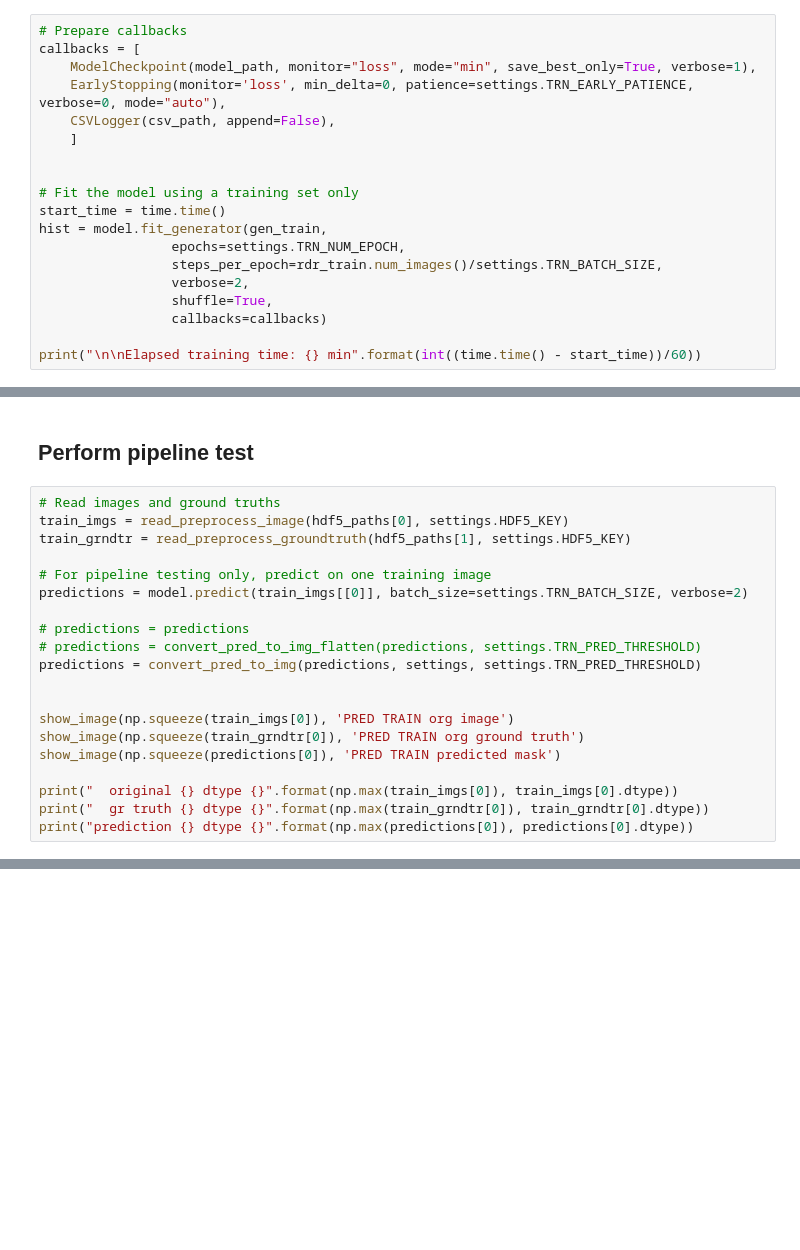
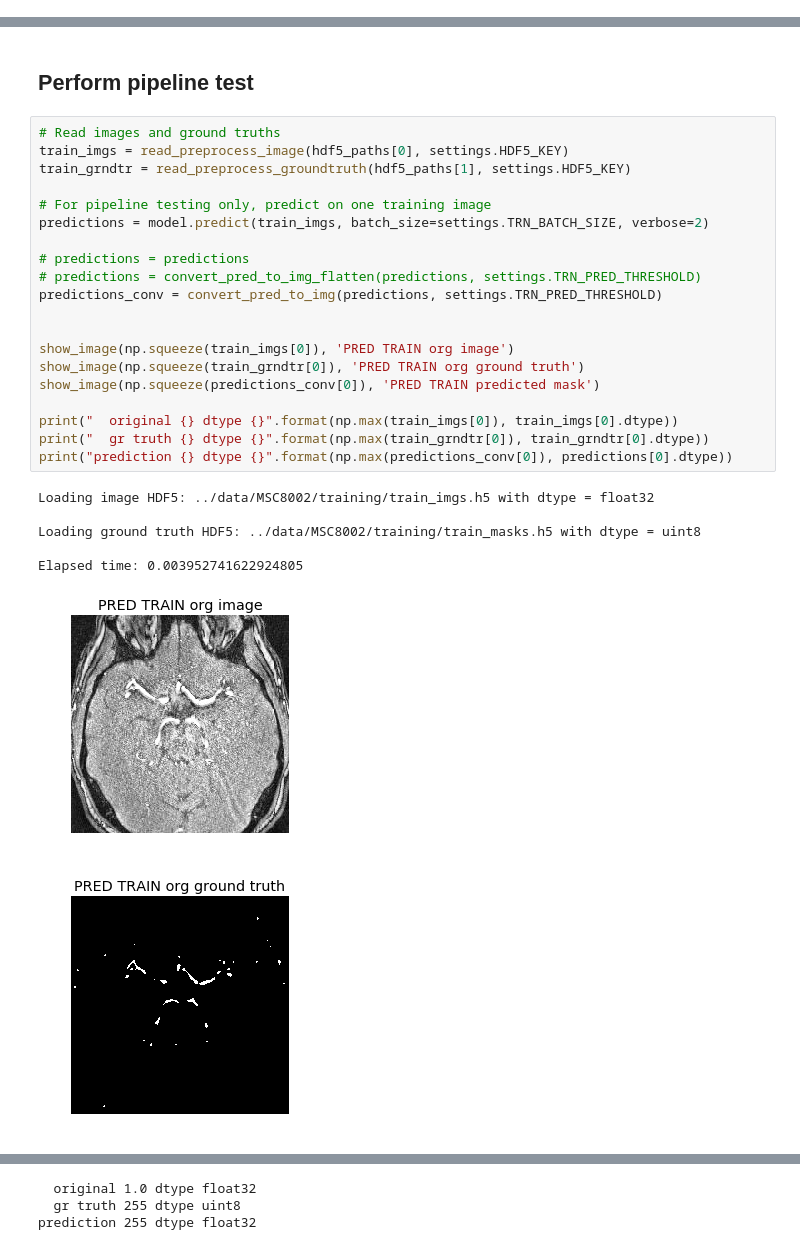
Before and after one commit to GeoffBreemer/DLToolkit, a Jupyter notebook: thesis/DECiSION_train.ipynb, the cells around one changed output, grey strips where cells are left out. Saved outputs shown, nothing was run; the diff lists cells and outputs as text; blank space fills up the shorter version.

```diff
--- a/thesis/DECiSION_train.ipynb
+++ b/thesis/DECiSION_train.ipynb
@@ -238,21 +256,2 @@ print("\n\nElapsed training time: {} min".format(int((time.time() - start_time))
 # %% [markdown]
 ## Train WITHOUT a validation set
-# %%
-# Prepare callbacks
-callbacks = [
-    ModelCheckpoint(model_path, monitor="loss", mode="min", save_best_only=True, verbose=1),
-    EarlyStopping(monitor='loss', min_delta=0, patience=settings.TRN_EARLY_PATIENCE, verbose=0, mode="auto"),
-    CSVLogger(csv_path, append=False),
-    ]
-
-
-# Fit the model using a training set only
-start_time = time.time()
-hist = model.fit_generator(gen_train,
-                 epochs=settings.TRN_NUM_EPOCH,
-                 steps_per_epoch=rdr_train.num_images()/settings.TRN_BATCH_SIZE,
-                 verbose=2,
-                 shuffle=True,
-                 callbacks=callbacks)
-
-print("\n\nElapsed training time: {} min".format(int((time.time() - start_time))/60))
@@ -288,20 +289,28 @@ plot_training_history(hist,
 # %%
 # Read images and ground truths
 train_imgs = read_preprocess_image(hdf5_paths[0], settings.HDF5_KEY)
 train_grndtr = read_preprocess_groundtruth(hdf5_paths[1], settings.HDF5_KEY)
 
 # For pipeline testing only, predict on one training image
-predictions = model.predict(train_imgs[[0]], batch_size=settings.TRN_BATCH_SIZE, verbose=2)
+predictions = model.predict(train_imgs, batch_size=settings.TRN_BATCH_SIZE, verbose=2)
 
 # predictions = predictions
 # predictions = convert_pred_to_img_flatten(predictions, settings.TRN_PRED_THRESHOLD)
-predictions = convert_pred_to_img(predictions, settings, settings.TRN_PRED_THRESHOLD)
+predictions_conv = convert_pred_to_img(predictions, settings.TRN_PRED_THRESHOLD)
 
 
 show_image(np.squeeze(train_imgs[0]), 'PRED TRAIN org image')
 show_image(np.squeeze(train_grndtr[0]), 'PRED TRAIN org ground truth')
-show_image(np.squeeze(predictions[0]), 'PRED TRAIN predicted mask')
+show_image(np.squeeze(predictions_conv[0]), 'PRED TRAIN predicted mask')
 
 print("  original {} dtype {}".format(np.max(train_imgs[0]), train_imgs[0].dtype))
 print("  gr truth {} dtype {}".format(np.max(train_grndtr[0]), train_grndtr[0].dtype))
-print("prediction {} dtype {}".format(np.max(predictions[0]), predictions[0].dtype))
+print("prediction {} dtype {}".format(np.max(predictions_conv[0]), predictions[0].dtype))
+# %% [output]
+Loading image HDF5: ../data/MSC8002/training/train_imgs.h5 with dtype = float32
+
+Loading ground truth HDF5: ../data/MSC8002/training/train_masks.h5 with dtype = uint8
+
+Elapsed time: 0.003952741622924805
+[figure, added]
+[figure, added]
@@ -307,0 +318,3 @@ print("prediction {} dtype {}".format(np.max(predictions[0]), predictions[0].dty
+  original 1.0 dtype float32
+  gr truth 255 dtype uint8
+prediction 255 dtype float32
```
Also changed, not shown: parts of 4 cells of this notebook, 5 other files.
